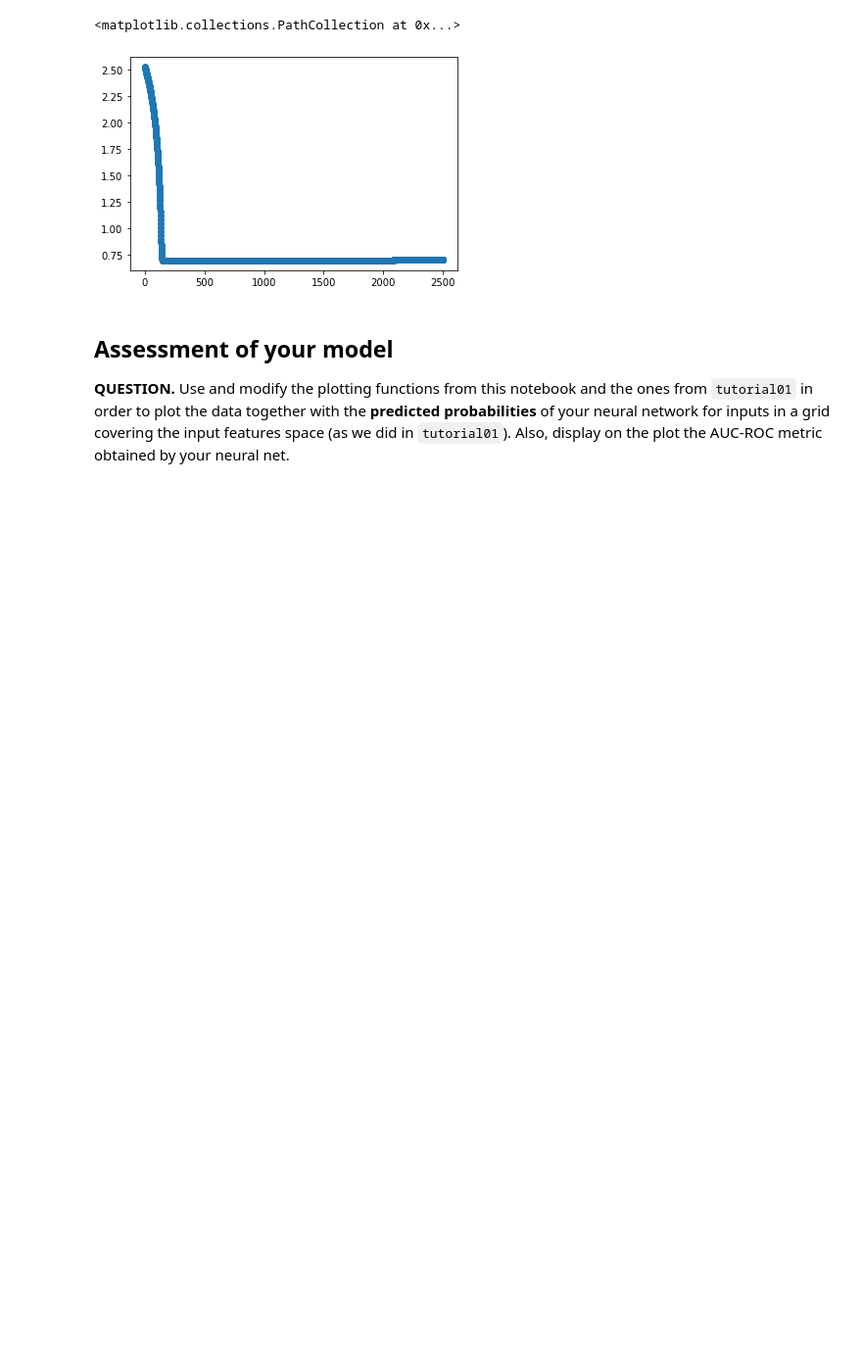
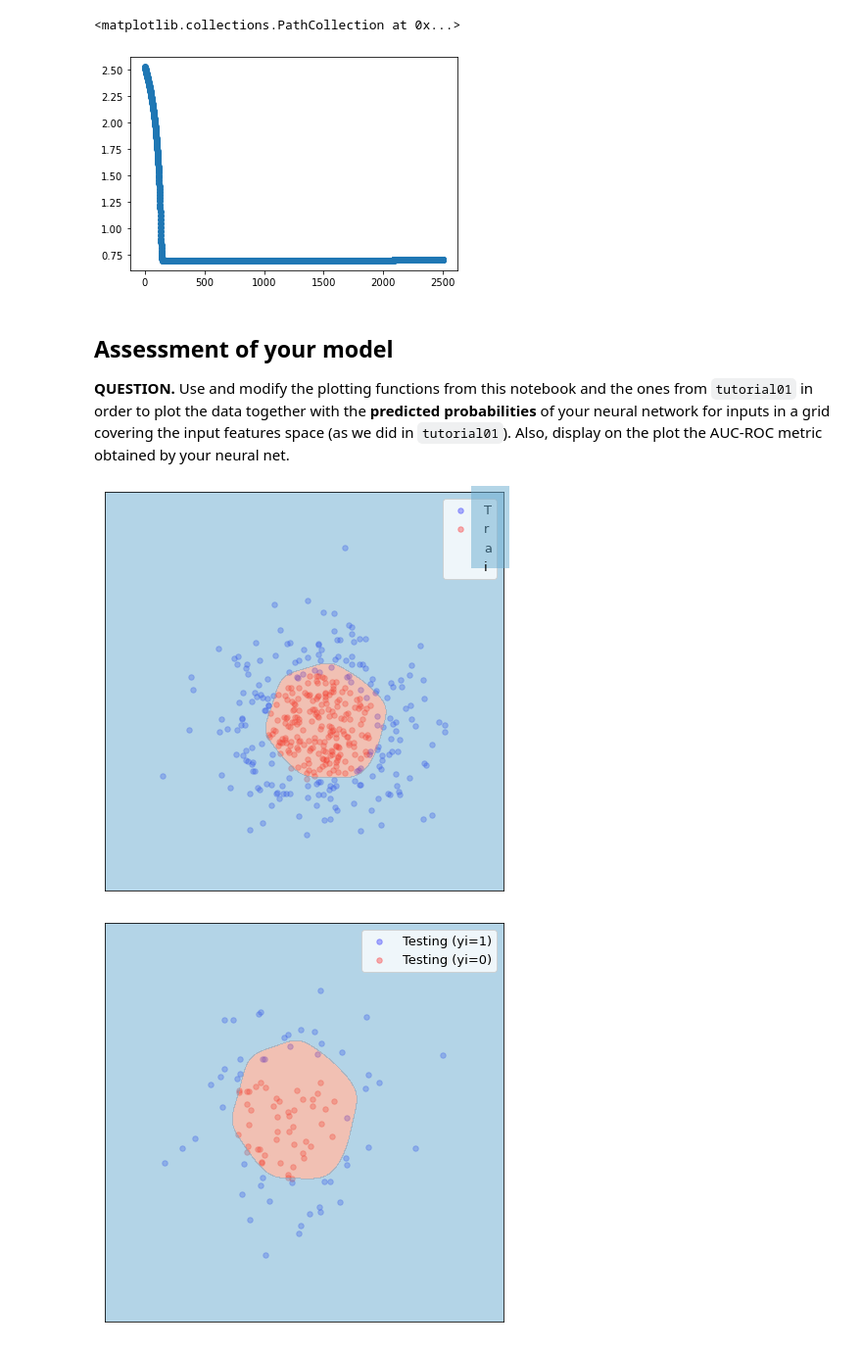
Before and after one commit to JLechuga94/DeepLearning, a Jupyter notebook: T3/tutorial03a.ipynb, the cells around one changed output. Shown at 98% size. Saved outputs shown, nothing was run; the diff lists cells and outputs as text; code cells hidden in the pictures; blank space fills up the shorter version.

Commit message:
Added plotting for predicted probabilities

```diff
--- a/T3/tutorial03a.ipynb
+++ b/T3/tutorial03a.ipynb
@@ -93,9 +93,18 @@ def plot_data(X, y, xy_labels=True, label=None, **kwargs):
     plt.xlim(X[:, 0].min() - 1, X[:, 0].max() + 1)
     plt.ylim(X[:, 1].min() - 1, X[:, 1].max() + 1)
 
+def plot_probas(nn, X, y, h = 0.02, levels = 1):
+    x_min, x_max = X[:, 0].min()- 1, X[:, 0].max() + 1.5
+    y_min, y_max = X[:, 1].min() - 1.2, X[:, 1].max() + 1
+    xx, yy = np.meshgrid(np.arange(x_min, x_max, h), np.arange(y_min, y_max, h))
+    X_nn = torch.from_numpy(np.c_[xx.ravel(), yy.ravel()]).float()
+    yhat = nn.forward(X_nn)
+    yhat = yhat.reshape(xx.shape)
+    plt.contourf(xx, yy, yhat, cmap=cm, alpha=.5, levels=levels)
+
 plt.figure(figsize=(6, 6))
-plot_data(X_train, y_train, alpha=0.7, label="Train")
-plot_data(X_test, y_test, alpha=0.3, label="Valid")
+plot_data(X_train, y_train, alpha = 0.7, label="Train")
+plot_data(X_test, y_test, alpha = 0.3, label="Valid")
 plt.legend(fontsize=13)
 plt.tight_layout()
 # %% [output]
@@ -211,7 +220,7 @@ y_train_torch = torch.from_numpy(y_train).float()
 X_valid_torch = torch.from_numpy(X_test).float()
 y_valid_torch = torch.from_numpy(y_test).float()
 
-nn = NeuralNetwork(2, 16, 1)
+nn = NeuralNetwork(2, 32, 1)
 
 loss = nn.train(
     X_train_torch,
@@ -220,5 +229,5 @@ loss = nn.train(
     learning_rate = 0.05
 )
 
-nn.test(X_valid_torch, y_valid_torch)
+nn.validate(X_valid_torch, y_valid_torch)
 # %% [output]
@@ -248,3 +258,18 @@ plt.scatter(range(len(loss)), loss, label="Train")
 ## Assessment of your model
 
 **QUESTION.** Use and modify the plotting functions from this notebook and the ones from `tutorial01` in order to plot the data together with the **predicted probabilities** of your neural network for inputs in a grid covering the input features space (as we did in `tutorial01`). Also, display on the plot the AUC-ROC metric obtained by your neural net.
+# %%
+plt.figure(figsize=(6, 6))
+plot_data(X_train, y_train, alpha = 0.3, label="Training")
+plot_probas(nn, X_train, y_train)
+plt.legend(fontsize=13)
+plt.tight_layout()
+
+plt.figure(figsize=(6, 6))
+plot_data(X_test, y_test, alpha = 0.3, label="Testing")
+plot_probas(nn, X_test, y_test)
+plt.legend(fontsize=13)
+plt.tight_layout()
+# %% [output]
+[figure, added]
+[figure, added]
```
Also changed, not shown: parts of 1 cell of this notebook, 1 other file.
